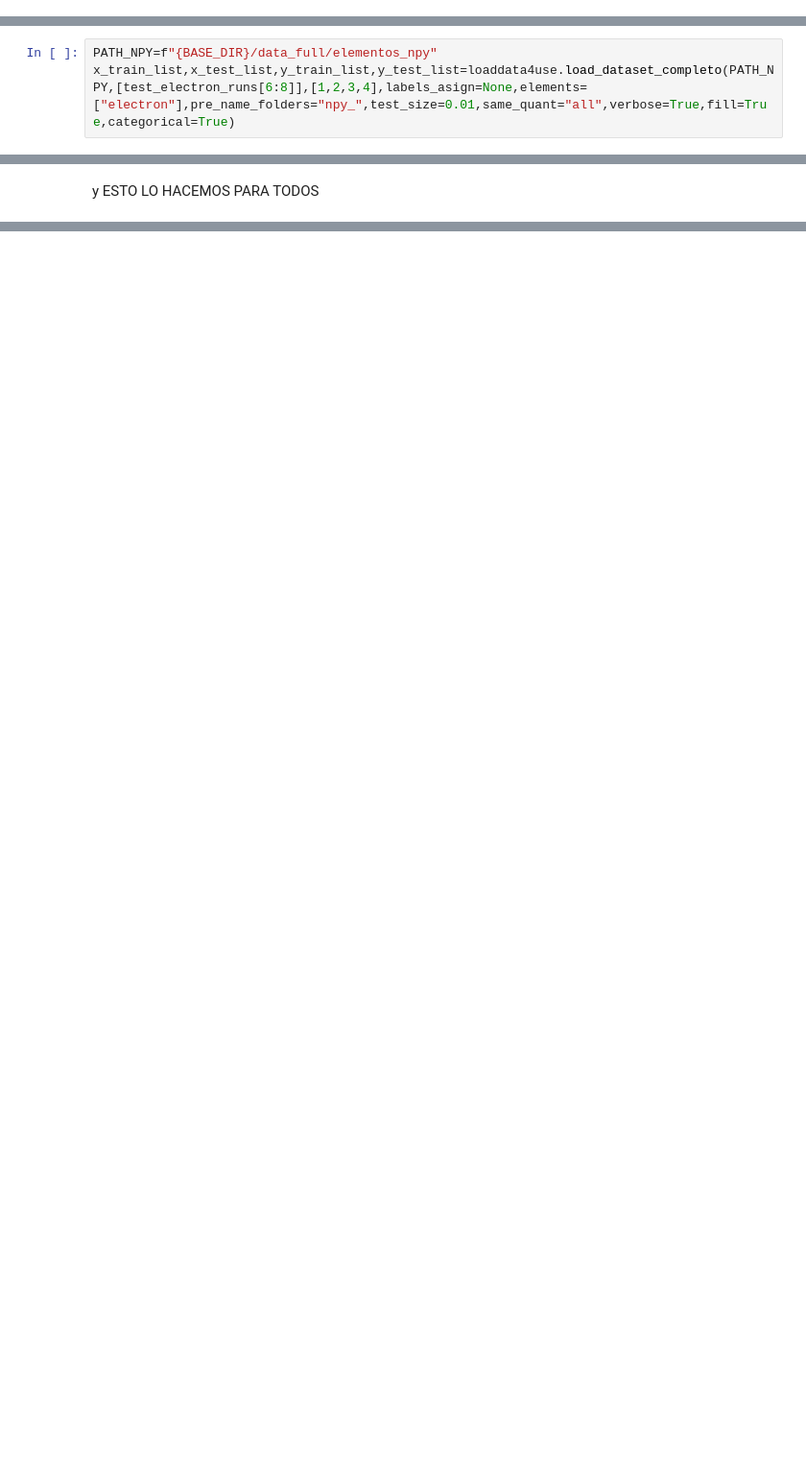
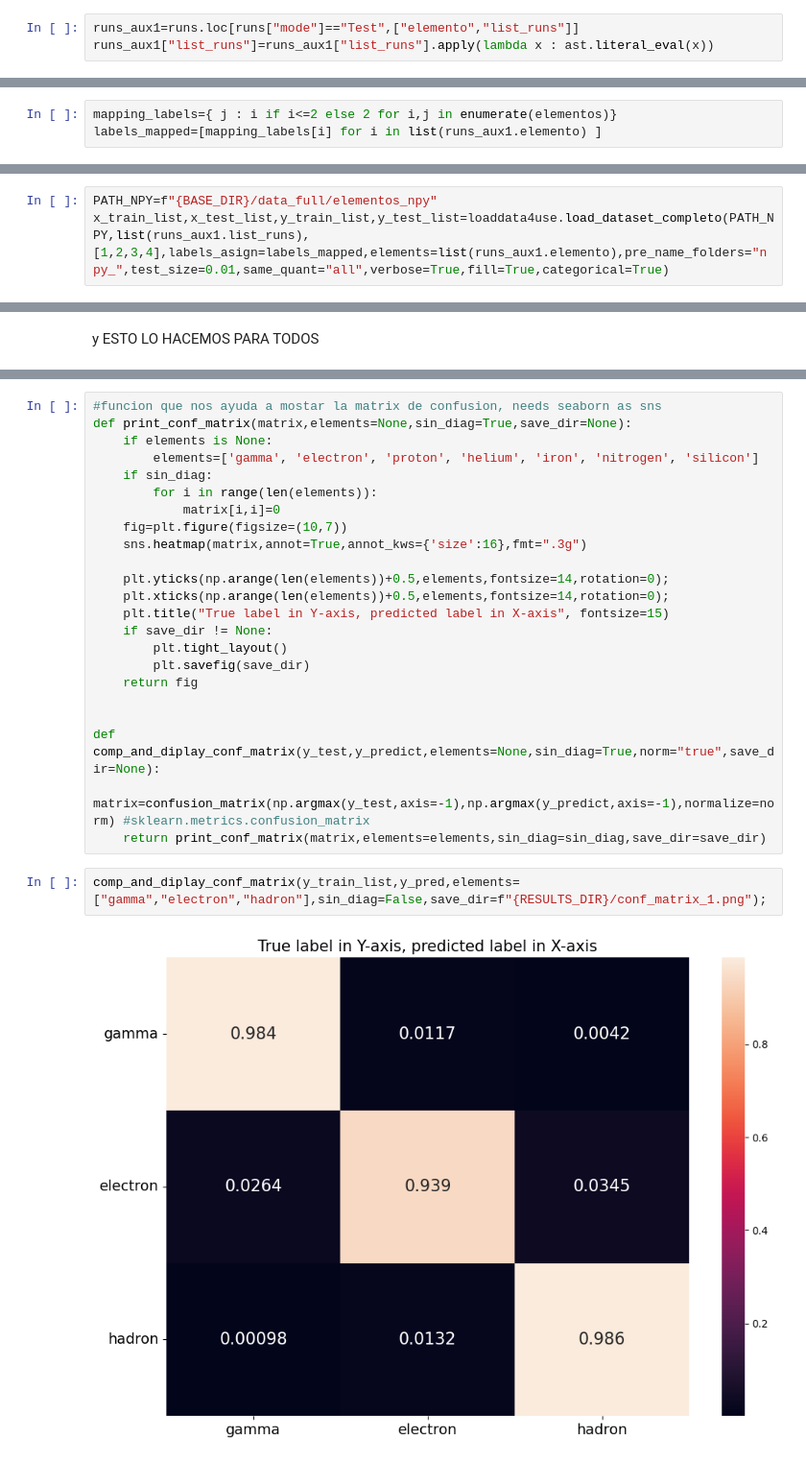
Before and after one commit to ArturoSirvent/second_CTA_analysis, a Jupyter notebook: notebooks/012.2_analysis_resultados.ipynb, the cells around one changed output, grey strips where cells are left out. Shown: that part at 96% size. Drawn from its saved outputs; the diff is of its cells as text; blank space fills up the shorter version.

```diff
--- a/notebooks/012.2_analysis_resultados.ipynb
+++ b/notebooks/012.2_analysis_resultados.ipynb
@@ -279,0 +284,3 @@ test_electron_runs=ast.literal_eval(runs.loc[(runs["elemento"]=="electron")&(run
+# %%
+runs_aux1=runs.loc[runs["mode"]=="Test",["elemento","list_runs"]]
+runs_aux1["list_runs"]=runs_aux1["list_runs"].apply(lambda x : ast.literal_eval(x))
@@ -288,0 +312,3 @@ test_electron_runs[:3]
+# %%
+mapping_labels={ j : i if i<=2 else 2 for i,j in enumerate(elementos)}
+labels_mapped=[mapping_labels[i] for i in list(runs_aux1.elemento) ]
@@ -289,6 +319,6 @@ test_electron_runs[:3]
 # %%
 PATH_NPY=f"{BASE_DIR}/data_full/elementos_npy"
-x_train_list,x_test_list,y_train_list,y_test_list=loaddata4use.load_dataset_completo(PATH_NPY,[test_electron_runs[6:8]],[1,2,3,4],labels_asign=None,elements=["electron"],pre_name_folders="npy_",test_size=0.01,same_quant="all",verbose=True,fill=True,categorical=True)
+x_train_list,x_test_list,y_train_list,y_test_list=loaddata4use.load_dataset_completo(PATH_NPY,list(runs_aux1.list_runs),[1,2,3,4],labels_asign=labels_mapped,elements=list(runs_aux1.elemento),pre_name_folders="npy_",test_size=0.01,same_quant="all",verbose=True,fill=True,categorical=True)
 # %% [output]
 Load of names and common events
 _______________
@@ -320,0 +404,27 @@ y ESTO LO HACEMOS PARA TODOS
+# %%
+#funcion que nos ayuda a mostar la matrix de confusion, needs seaborn as sns
+def print_conf_matrix(matrix,elements=None,sin_diag=True,save_dir=None):
+    if elements is None:
+        elements=['gamma', 'electron', 'proton', 'helium', 'iron', 'nitrogen', 'silicon']
+    if sin_diag:
+        for i in range(len(elements)):
+            matrix[i,i]=0
+    fig=plt.figure(figsize=(10,7))
+    sns.heatmap(matrix,annot=True,annot_kws={'size':16},fmt=".3g")
+
+    plt.yticks(np.arange(len(elements))+0.5,elements,fontsize=14,rotation=0);
+    plt.xticks(np.arange(len(elements))+0.5,elements,fontsize=14,rotation=0);
+    plt.title("True label in Y-axis, predicted label in X-axis", fontsize=15)
+    if save_dir != None:
+        plt.tight_layout()
+        plt.savefig(save_dir)
+    return fig
+
+
+def comp_and_diplay_conf_matrix(y_test,y_predict,elements=None,sin_diag=True,norm="true",save_dir=None):
+    matrix=confusion_matrix(np.argmax(y_test,axis=-1),np.argmax(y_predict,axis=-1),normalize=norm) #sklearn.metrics.confusion_matrix
+    return print_conf_matrix(matrix,elements=elements,sin_diag=sin_diag,save_dir=save_dir)
+# %%
+comp_and_diplay_conf_matrix(y_train_list,y_pred,elements=["gamma","electron","hadron"],sin_diag=False,save_dir=f"{RESULTS_DIR}/conf_matrix_1.png");
+# %% [output]
+[figure, added]
```
Also changed, not shown: parts of 24 cells of this notebook, 10 other files.
